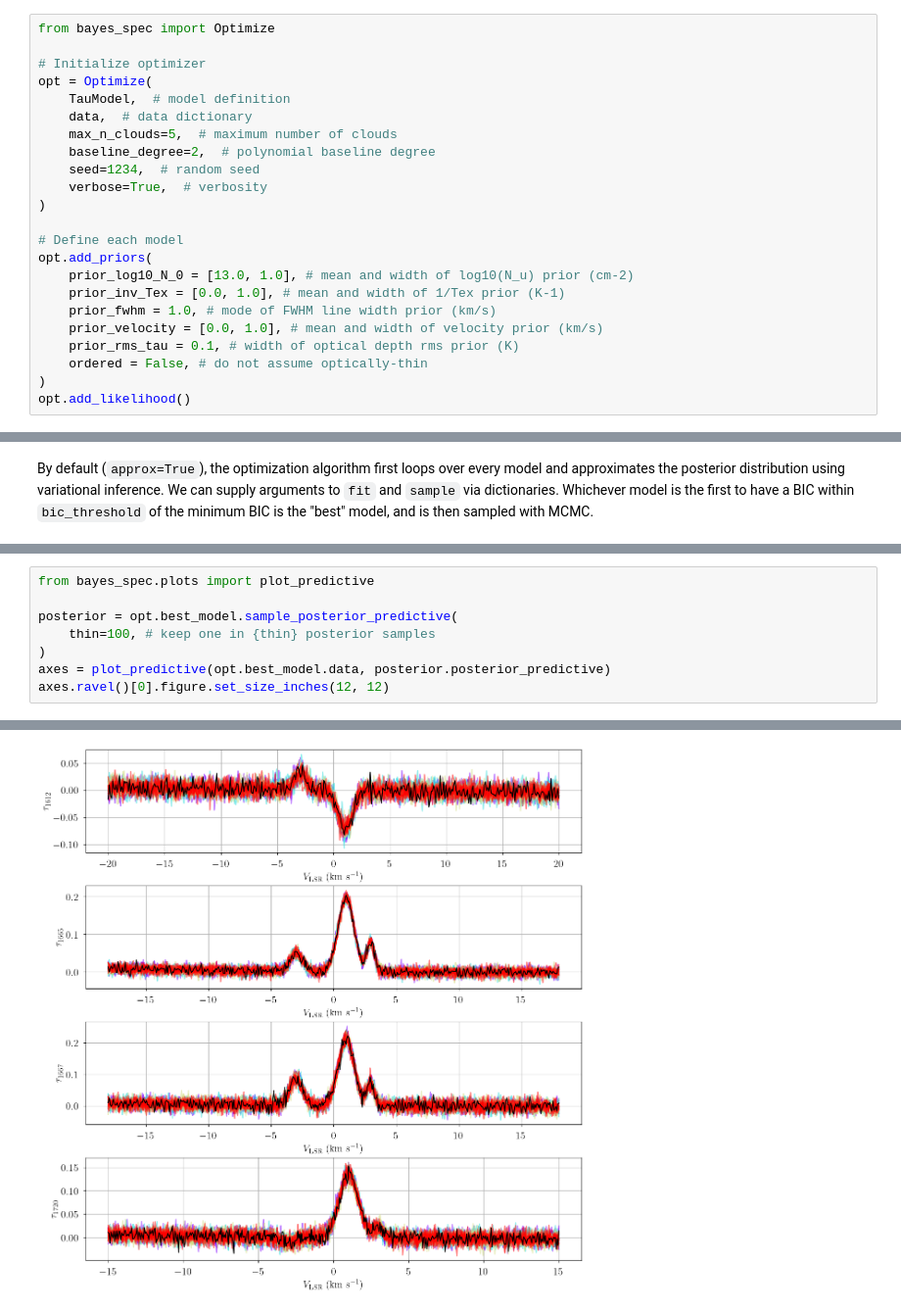
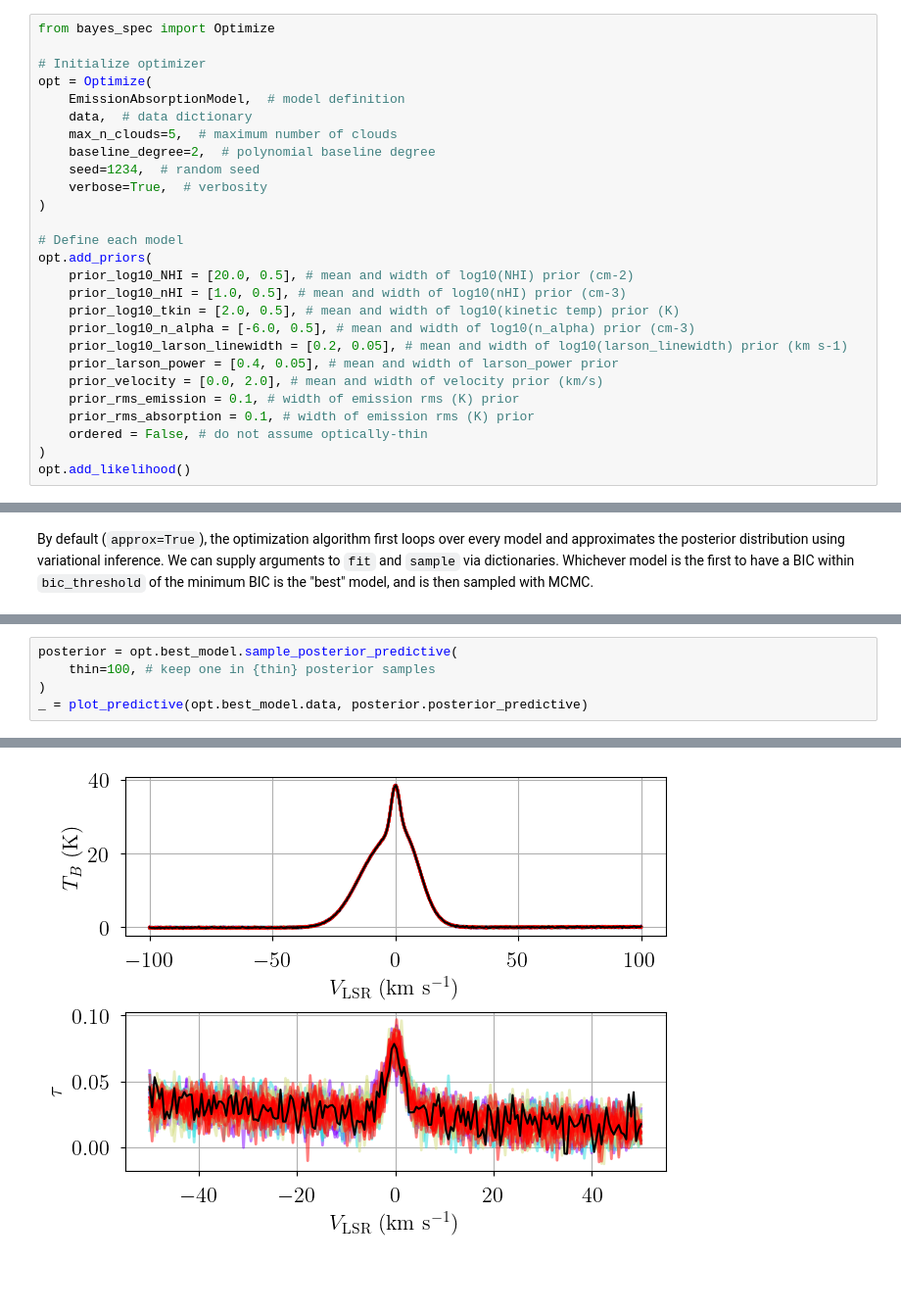
Before and after one commit to tvwenger/caribou_hi, a Jupyter notebook: docs/source/notebooks/optimization.ipynb, the cells around one changed output, grey strips where cells are left out. Shown: that part at 98% size. Saved outputs shown, nothing was run; the diff lists cells and outputs as text; blank space fills up the shorter version.

```diff
--- a/docs/source/notebooks/optimization.ipynb
+++ b/docs/source/notebooks/optimization.ipynb
@@ -140,7 +146,7 @@ from bayes_spec import Optimize
 
 # Initialize optimizer
 opt = Optimize(
-    TauModel,  # model definition
+    EmissionAbsorptionModel,  # model definition
     data,  # data dictionary
     max_n_clouds=5,  # maximum number of clouds
     baseline_degree=2,  # polynomial baseline degree
@@ -150,11 +156,15 @@ opt = Optimize(
 
 # Define each model
 opt.add_priors(
-    prior_log10_N_0 = [13.0, 1.0], # mean and width of log10(N_u) prior (cm-2)
-    prior_inv_Tex = [0.0, 1.0], # mean and width of 1/Tex prior (K-1)
-    prior_fwhm = 1.0, # mode of FWHM line width prior (km/s)
-    prior_velocity = [0.0, 1.0], # mean and width of velocity prior (km/s)
-    prior_rms_tau = 0.1, # width of optical depth rms prior (K)
+    prior_log10_NHI = [20.0, 0.5], # mean and width of log10(NHI) prior (cm-2)
+    prior_log10_nHI = [1.0, 0.5], # mean and width of log10(nHI) prior (cm-3)
+    prior_log10_tkin = [2.0, 0.5], # mean and width of log10(kinetic temp) prior (K)
+    prior_log10_n_alpha = [-6.0, 0.5], # mean and width of log10(n_alpha) prior (cm-3)
+    prior_log10_larson_linewidth = [0.2, 0.05], # mean and width of log10(larson_linewidth) prior (km s-1)
+    prior_larson_power = [0.4, 0.05], # mean and width of larson_power prior
+    prior_velocity = [0.0, 2.0], # mean and width of velocity prior (km/s)
+    prior_rms_emission = 0.1, # width of emission rms (K) prior
+    prior_rms_absorption = 0.1, # width of emission rms (K) prior
     ordered = False, # do not assume optically-thin
 )
 opt.add_likelihood()
@@ -231,9 +242,6 @@ Best model has n_clouds = 3
 # %%
-from bayes_spec.plots import plot_predictive
-
 posterior = opt.best_model.sample_posterior_predictive(
     thin=100, # keep one in {thin} posterior samples
 )
-axes = plot_predictive(opt.best_model.data, posterior.posterior_predictive)
-axes.ravel()[0].figure.set_size_inches(12, 12)
+_ = plot_predictive(opt.best_model.data, posterior.posterior_predictive)
 # %% [output]
@@ -241,4 +249,4 @@ Sampling: [tau_1612, tau_1665, tau_1667, tau_1720]
 [interactive output not drawn]
 [interactive output not drawn]
 [interactive output not drawn]
-[figure, old version]
+[figure, new version]
```
Also changed, not shown: parts of 9 cells of this notebook, 9 other files.
